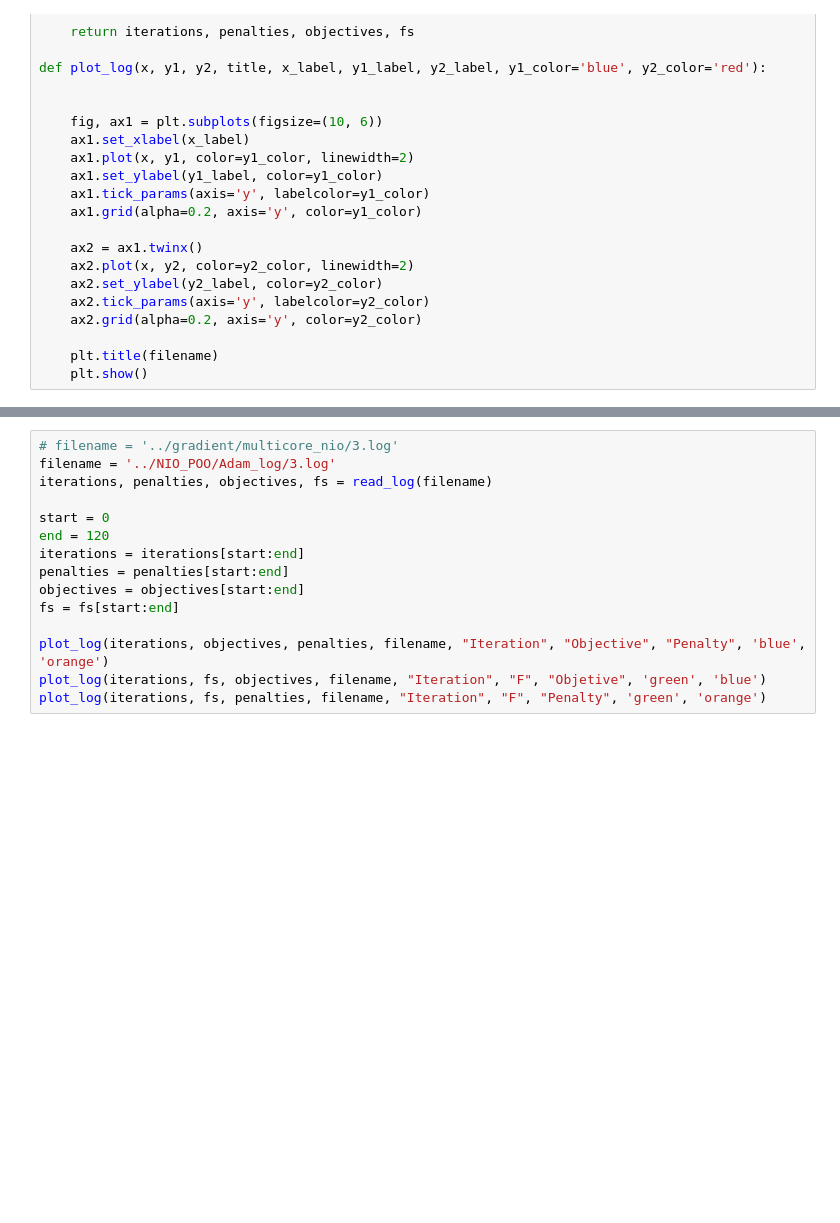
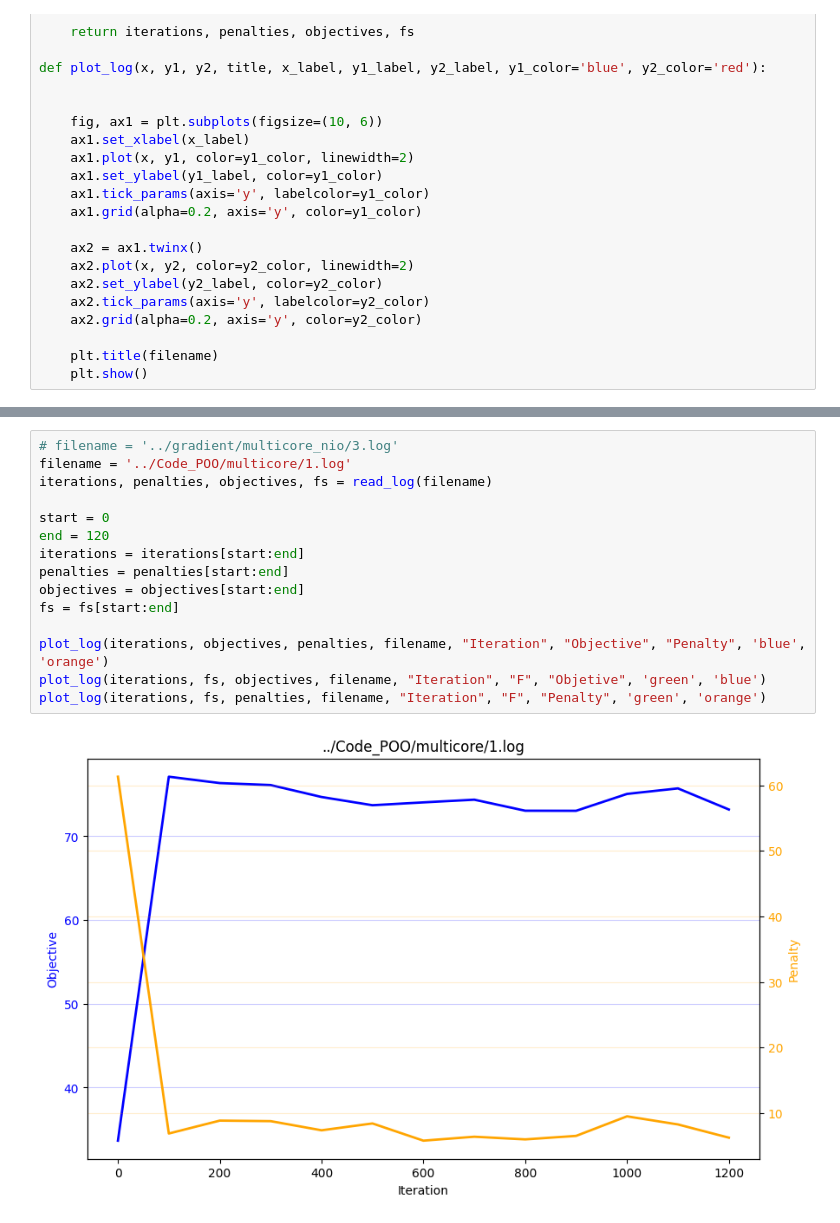
Before and after one commit to juanjoual/RT25, a Jupyter notebook: notebooks/Paper FGCS 2025 .ipynb, the cells around one changed output, grey strips where cells are left out. Cells and saved outputs as stored; diff of their text form; blank space fills up the shorter version.

```diff
--- a/notebooks/Paper FGCS 2025 .ipynb
+++ b/notebooks/Paper FGCS 2025 .ipynb
@@ -63,15 +61,17 @@ plot_log(iterations, fs, penalties, filename, "Iteration", "F", "Penalty", 'gree
 # %%
 # filename = '../gradient/multicore_nio/3.log'
-filename = '../NIO_POO/Adam_log/3.log'
+filename = '../Code_POO/multicore/1.log'
 iterations, penalties, objectives, fs = read_log(filename)
 
 start = 0
 end = 120
 iterations = iterations[start:end]
 penalties = penalties[start:end]
 objectives = objectives[start:end]
 fs = fs[start:end]
 
 plot_log(iterations, objectives, penalties, filename, "Iteration", "Objective", "Penalty", 'blue', 'orange')
 plot_log(iterations, fs, objectives, filename, "Iteration", "F", "Objetive", 'green', 'blue')
 plot_log(iterations, fs, penalties, filename, "Iteration", "F", "Penalty", 'green', 'orange')
+# %% [output]
+[figure, added]
```
Also changed, not shown: parts of 2 cells of this notebook, 24 other files.
